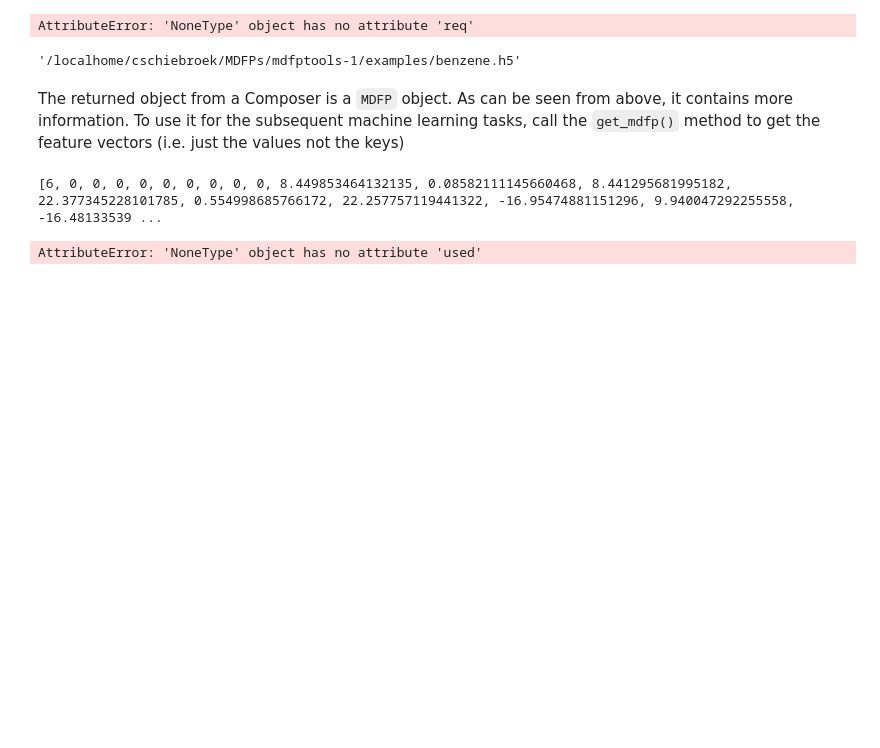
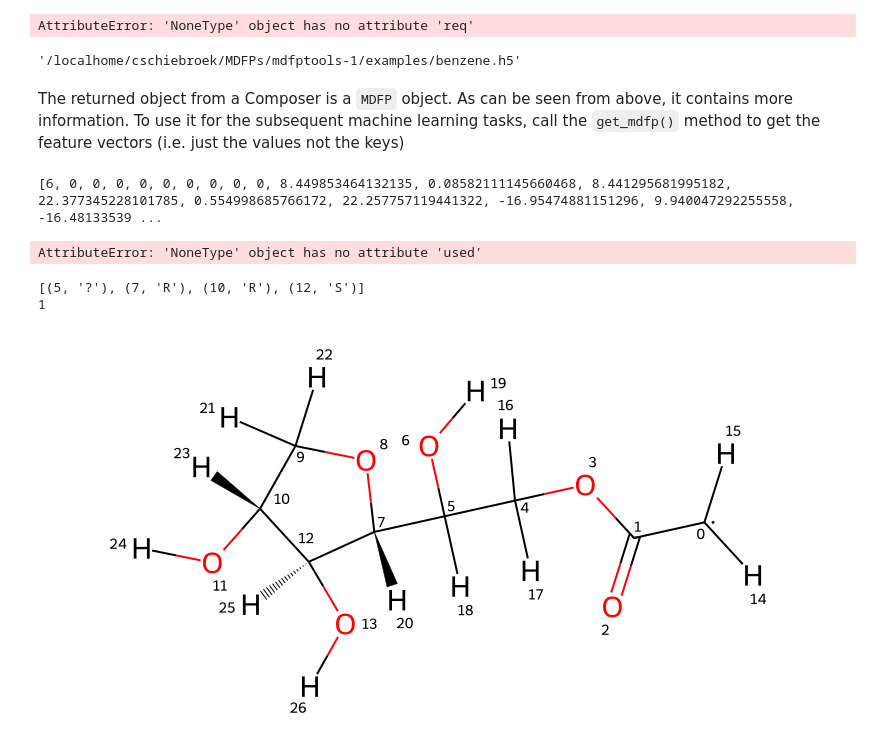
Before and after one commit to Cschiebroek/mdfptools, a Jupyter notebook: examples/Example.ipynb, the cells around one changed output. Drawn from its saved outputs; the diff is of its cells as text; code cells hidden in the pictures; blank space fills up the shorter version.

```diff
--- a/examples/Example.ipynb
+++ b/examples/Example.ipynb
@@ -68,3 +81,24 @@ rdk_pmd.
 # ch = forcefield.get_parameter_handler('Constraints')
 # ch.add_parameter({'smirks': '[#1:1]-[*:2]'})
 # print(ch)
+# %%
+from rdkit import Chem
+from rdkit.Chem import Draw
+from rdkit.Chem.Draw import IPythonConsole
+from rdkit.Chem import rdMolDescriptors
+IPythonConsole.drawOptions.addAtomIndices=True
+IPythonConsole.drawOptions.addHydrogens=True
+IPythonConsole.molSize = (800,400)
+#also show the hydrogens
+
+mol = Chem.MolFromSmiles('[CH3]-[CH2]-[CH2]-[CH2]-[CH2]-[CH2]-[CH2]-[CH2]-[CH2]-[CH2]-[CH2]-[CH2]-[CH2]-[CH2]-[CH2]-[CH2]-[CH2]-[C](=[O])-[O]-[CH2]-[CH](-[OH])-[C@H]1-[O]-[CH2]-[C@@H](-[OH])-[C@@H]-1-[OH]')
+mol = Chem.MolFromSmiles('[CH2]-[C](=[O])-[O]-[CH2]-[CH](-[OH])-[C@H]1-[O]-[CH2]-[C@@H](-[OH])-[C@@H]-1-[OH]')
+
+print(Chem.FindMolChiralCenters(mol,force=True,includeUnassigned=True))
+print(rdMolDescriptors.CalcNumUnspecifiedAtomStereoCenters(mol))
+
+Chem.AddHs(mol)
+# %% [output]
+[(5, '?'), (7, 'R'), (10, 'R'), (12, 'S')]
+1
+[figure, added]
```
Also changed, not shown: parts of 18 cells of this notebook, 1 other file.
